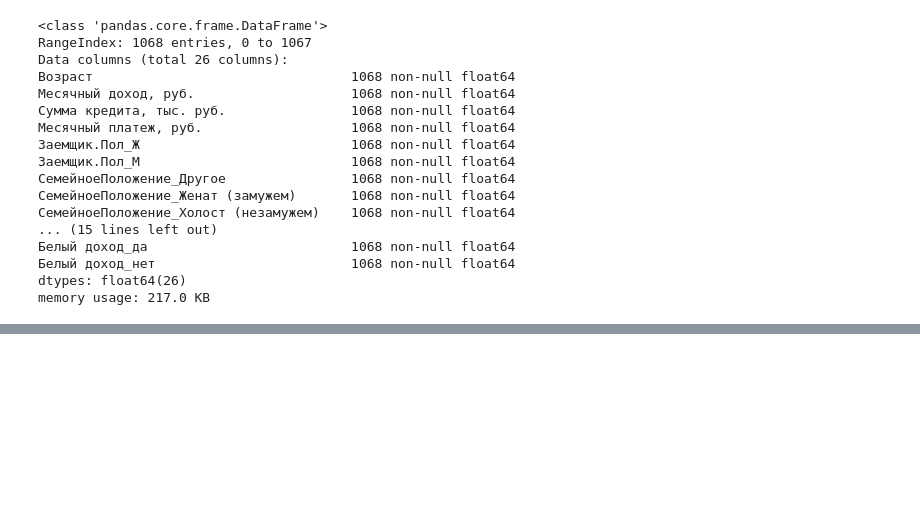
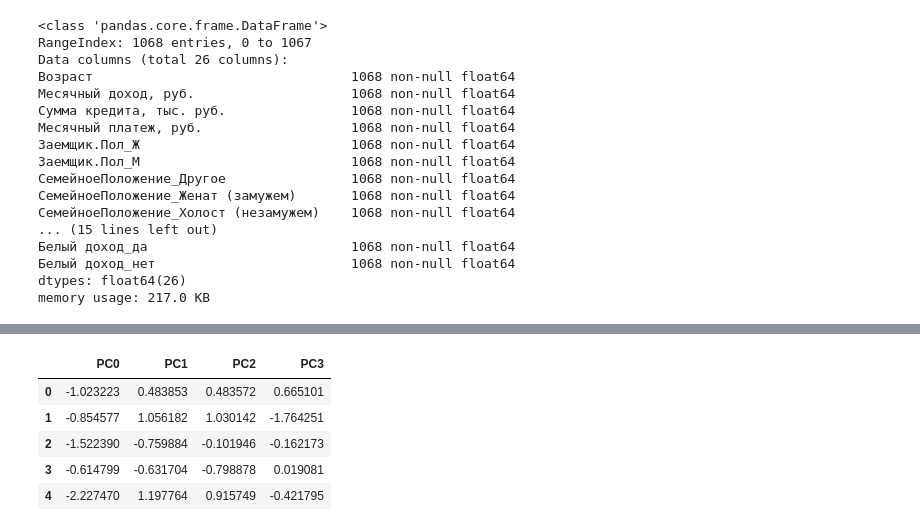
Before and after one commit to SomeoneSerge/vsu-dm, a Jupyter notebook: feodor.ipynb, the cells around one changed output, grey strips where cells are left out. Saved outputs shown, nothing was run; the diff lists cells and outputs as text; code cells hidden in the pictures; blank space fills up the shorter version.

```diff
--- a/feodor.ipynb
+++ b/feodor.ipynb
@@ -155,0 +167,16 @@ best_feats
+# %%
+pca = (
+    pd.DataFrame(
+        decomposition.PCA(n_components=4)
+        .fit_transform(preprocessing.robust_scale(X))
+    )
+    .add_prefix('PC')
+)
+pca.head()
+# %% [output]
+|  | PC0 | PC1 | PC2 | PC3 |
+| 0 | -1.023223 | 0.483853 | 0.483572 | 0.665101 |
+| 1 | -0.854577 | 1.056182 | 1.030142 | -1.764251 |
+| 2 | -1.522390 | -0.759884 | -0.101946 | -0.162173 |
+| 3 | -0.614799 | -0.631704 | -0.798878 | 0.019081 |
+| 4 | -2.227470 | 1.197764 | 0.915749 | -0.421795 |
```
Also changed, not shown: parts of 21 cells of this notebook, 2 other files.
